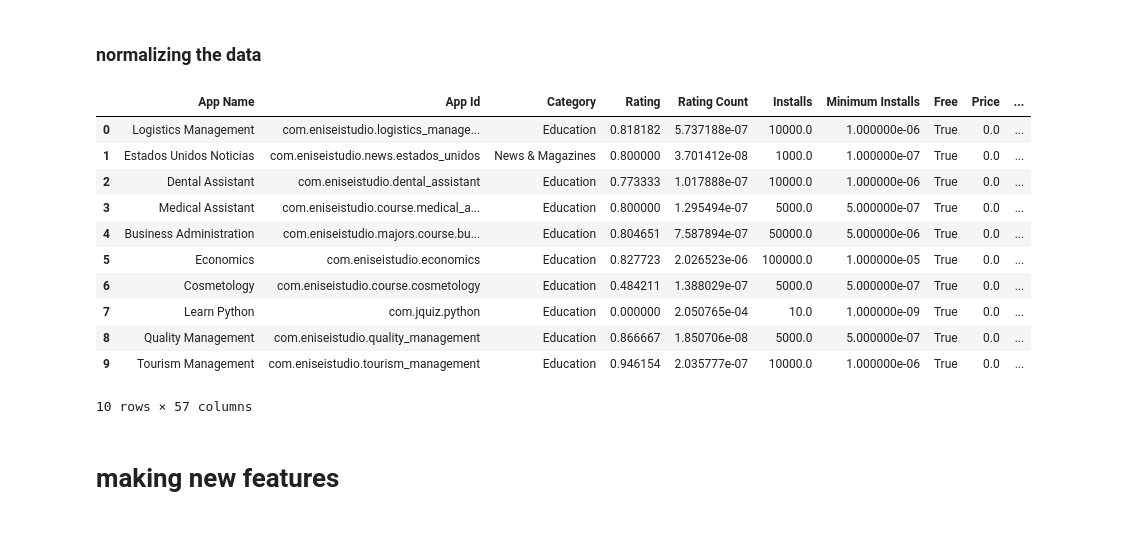
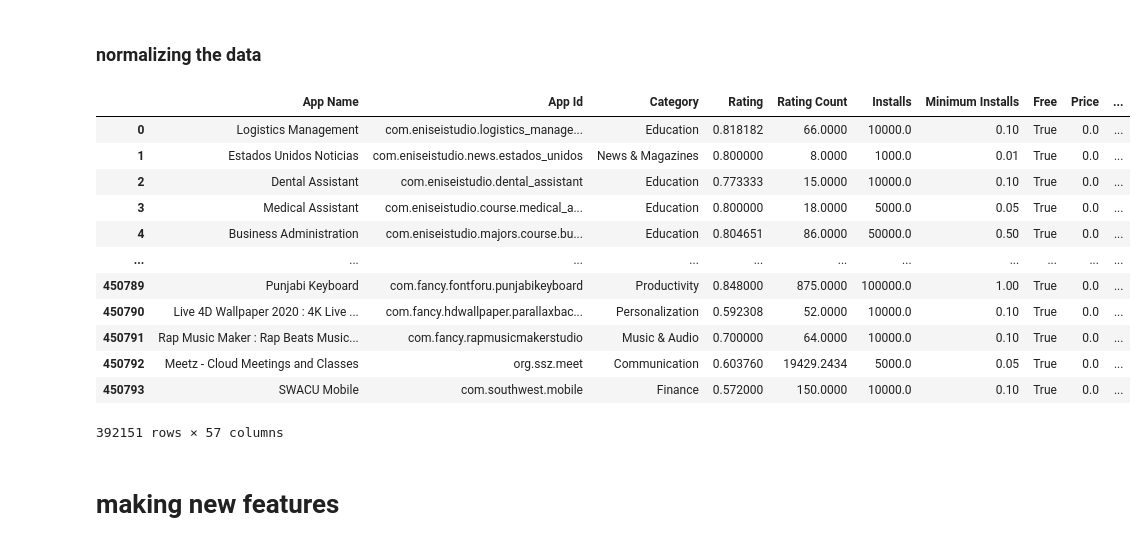
Before and after one commit to mehrdadhadidian/Data-Mining, a Jupyter notebook: data_analysis.ipynb, the cells around one changed output. Cells and saved outputs as stored; diff of their text form; code cells hidden in the pictures.

```diff
--- a/data_analysis.ipynb
+++ b/data_analysis.ipynb
@@ -28,2 +37,18 @@ data1.head(10)
 # %% [markdown]
 # Cleaning data
+# %%
+def remove_character(data, replacements):
+    for column, characters in replacements:
+        data[column] = data[column].str.replace(characters, '')
+    return data
+
+def change_data_type(data,colmns_type):
+    for col , data_type in colmns_type:
+        if data[col].dtype == 'object':
+            data[col] = pd.to_numeric(data[col], errors='coerce')
+            data[col] = data[col].astype(data_type)
+    return data
+
+data1 = remove_character(data1, [('Size','M'),('Installs','+'),('Installs' , ',')])
+data1 = change_data_type(data1, [('Size','Float64'),('Installs','Float64'),('Installs' , 'Float64')])
+data1
@@ -53,10 +96,19 @@ for col in ['Rating' , 'Reviews','Size','Installs']:
 # %% [markdown]
 ### Filling NuLL Value with the mean of a coLumn
 # %%
-means = data1[['Rating', 'Rating Count', 'Price','Size','Installs']].mean()
+def fill_nulls (data , collumns , fillig_type):
+    X = data[collumns].mean()
 
-data1[['Rating', 'Rating Count', 'Price','Size','Installs']] = data1[['Rating', 'Rating Count', 'Price','Size','Installs']].fillna(means)
+    if fillig_type == 'mean':
+        X = data[collumns].mean()
+    elif fillig_type == 'max':
+        X = data[collumns].max()
+    elif fillig_type == 'mode':
+        X = data[collumns].mode()
+    data[collumns] = data[collumns].fillna(X)
+    return data
 
+data1 = fill_nulls(data1 , ['Rating', 'Rating Count', 'Size','Installs'] ,  'mean')
 data1.head(10)
 # %% [output]
 |  | App Name | App Id | Category | Rating | Rating Count | Installs | Minimum Installs | Free | Price | ... |
@@ -105,28 +149,27 @@ ValueError: Found array with 0 sample(s) (shape=(0, 54)) while a minimum of 1 is
 # %% [markdown]
 ### normalizing the data
 # %%
-from sklearn.preprocessing import MinMaxScaler
+def data_normalizer(data , columns_to_normalize ):
+    scaler = MinMaxScaler()
+    data[columns_to_normalize] = scaler.fit_transform(data[columns_to_normalize])
+    return data
 
-columns_to_normalize = ['Rating', 'Rating Count', 'Price','Minimum Installs']
-
-scaler = MinMaxScaler()
-
-data1[columns_to_normalize] = scaler.fit_transform(data1[columns_to_normalize])
-
-data1.head(10)
+data1 = data_normalizer(data1 , ['Rating', 'Minimum Installs', 'Price','Minimum Installs','Reviews'])
+data1
 # %% [output]
 |  | App Name | App Id | Category | Rating | Rating Count | Installs | Minimum Installs | Free | Price | ... |
-| 0 | Logistics Management | com.eniseistudio.logistics_manage... | Education | 0.818182 | 5.737188e-07 | 10000.0 | 1.000000e-06 | True | 0.0 | ... |
-| 1 | Estados Unidos Noticias | com.eniseistudio.news.estados_unidos | News & Magazines | 0.800000 | 3.701412e-08 | 1000.0 | 1.000000e-07 | True | 0.0 | ... |
-| 2 | Dental Assistant | com.eniseistudio.dental_assistant | Education | 0.773333 | 1.017888e-07 | 10000.0 | 1.000000e-06 | True | 0.0 | ... |
-| 3 | Medical Assistant | com.eniseistudio.course.medical_a... | Education | 0.800000 | 1.295494e-07 | 5000.0 | 5.000000e-07 | True | 0.0 | ... |
-| 4 | Business Administration | com.eniseistudio.majors.course.bu... | Education | 0.804651 | 7.587894e-07 | 50000.0 | 5.000000e-06 | True | 0.0 | ... |
-| 5 | Economics | com.eniseistudio.economics | Education | 0.827723 | 2.026523e-06 | 100000.0 | 1.000000e-05 | True | 0.0 | ... |
-| 6 | Cosmetology | com.eniseistudio.course.cosmetology | Education | 0.484211 | 1.388029e-07 | 5000.0 | 5.000000e-07 | True | 0.0 | ... |
-| 7 | Learn Python | com.jquiz.python | Education | 0.000000 | 2.050765e-04 | 10.0 | 1.000000e-09 | True | 0.0 | ... |
-| 8 | Quality Management | com.eniseistudio.quality_management | Education | 0.866667 | 1.850706e-08 | 5000.0 | 5.000000e-07 | True | 0.0 | ... |
-| 9 | Tourism Management | com.eniseistudio.tourism_management | Education | 0.946154 | 2.035777e-07 | 10000.0 | 1.000000e-06 | True | 0.0 | ... |
+| 0 | Logistics Management | com.eniseistudio.logistics_manage... | Education | 0.818182 | 66.0000 | 10000.0 | 0.10 | True | 0.0 | ... |
+| 1 | Estados Unidos Noticias | com.eniseistudio.news.estados_unidos | News & Magazines | 0.800000 | 8.0000 | 1000.0 | 0.01 | True | 0.0 | ... |
+| 2 | Dental Assistant | com.eniseistudio.dental_assistant | Education | 0.773333 | 15.0000 | 10000.0 | 0.10 | True | 0.0 | ... |
+| 3 | Medical Assistant | com.eniseistudio.course.medical_a... | Education | 0.800000 | 18.0000 | 5000.0 | 0.05 | True | 0.0 | ... |
+| 4 | Business Administration | com.eniseistudio.majors.course.bu... | Education | 0.804651 | 86.0000 | 50000.0 | 0.50 | True | 0.0 | ... |
+| ... | ... | ... | ... | ... | ... | ... | ... | ... | ... | ... |
+| 450789 | Punjabi Keyboard | com.fancy.fontforu.punjabikeyboard | Productivity | 0.848000 | 875.0000 | 100000.0 | 1.00 | True | 0.0 | ... |
+| 450790 | Live 4D Wallpaper 2020 : 4K Live ... | com.fancy.hdwallpaper.parallaxbac... | Personalization | 0.592308 | 52.0000 | 10000.0 | 0.10 | True | 0.0 | ... |
+| 450791 | Rap Music Maker : Rap Beats Music... | com.fancy.rapmusicmakerstudio | Music & Audio | 0.700000 | 64.0000 | 10000.0 | 0.10 | True | 0.0 | ... |
+| 450792 | Meetz - Cloud Meetings and Classes | org.ssz.meet | Communication | 0.603760 | 19429.2434 | 5000.0 | 0.05 | True | 0.0 | ... |
+| 450793 | SWACU Mobile | com.southwest.mobile | Finance | 0.572000 | 150.0000 | 10000.0 | 0.10 | True | 0.0 | ... |
-10 rows × 57 columns
+392151 rows × 57 columns
 # %% [markdown]
 # making new features
 # %%
```
Also changed, not shown: parts of 19 cells of this notebook.
